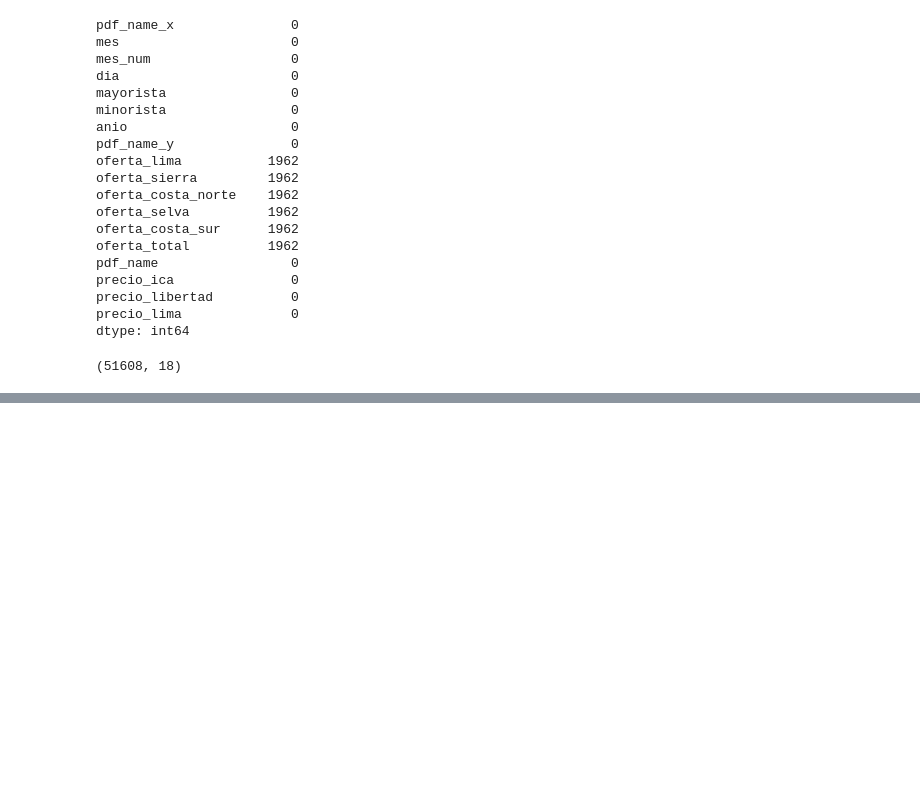
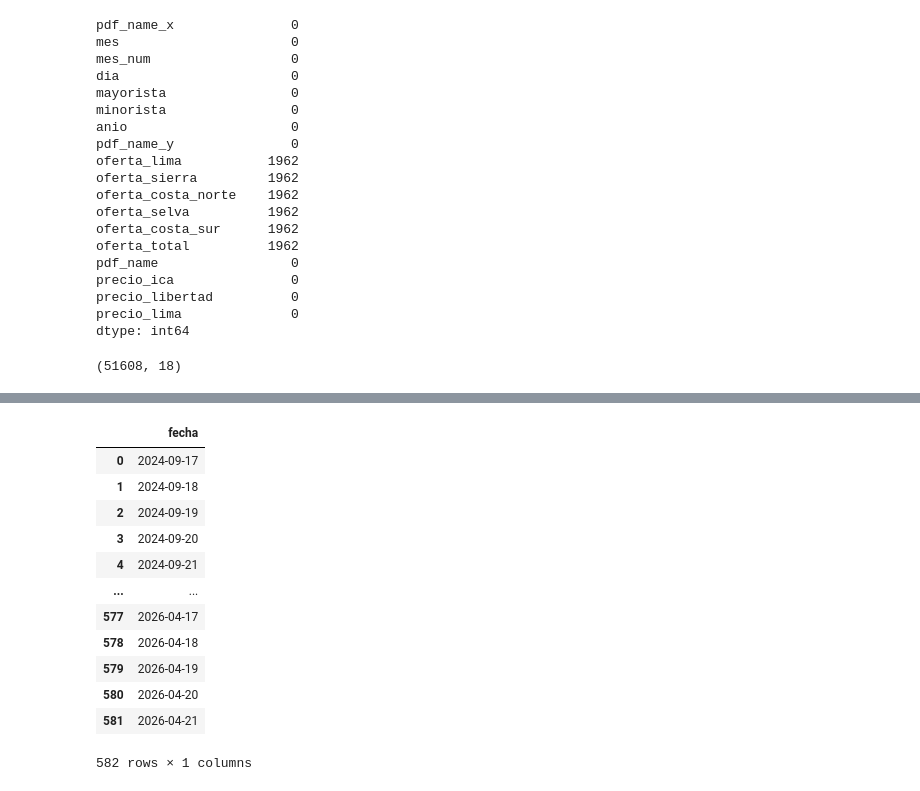
Before and after one commit to isdextre/Data-science-applied-projects, a Jupyter notebook: full-time-series-analysis-egg-prices-peru/notebooks/02_preprocesar_data_final.ipynb, the cells around one changed output, grey strips where cells are left out. Saved outputs shown, nothing was run; the diff lists cells and outputs as text; code cells hidden in the pictures; blank space fills up the shorter version.

```diff
--- a/full-time-series-analysis-egg-prices-peru/notebooks/02_preprocesar_data_final.ipynb
+++ b/full-time-series-analysis-egg-prices-peru/notebooks/02_preprocesar_data_final.ipynb
@@ -254,0 +360,11 @@ df_1_2_3.shape
+# %%
+df_fechas = df_1_2_3.copy()
+
+# Crear variable fecha
+df_fechas["fecha"] = pd.to_datetime(
+    dict(
+        year=df_fechas["anio"],
+        month=df_fechas["mes_num"],
+        day=df_fechas["dia"]
+    )
+)
@@ -254,0 +416,24 @@ df_1_2_3.shape
+# %%
+# Rango completo diario
+fecha_min = df_fechas["fecha"].min()
+fecha_max = df_fechas["fecha"].max()
+
+rango_completo = pd.DataFrame({
+    "fecha": pd.date_range(start=fecha_min, end=fecha_max, freq="D")
+})
+
+rango_completo
+# %% [output]
+|  | fecha |
+| 0 | 2024-09-17 |
+| 1 | 2024-09-18 |
+| 2 | 2024-09-19 |
+| 3 | 2024-09-20 |
+| 4 | 2024-09-21 |
+| ... | ... |
+| 577 | 2026-04-17 |
+| 578 | 2026-04-18 |
+| 579 | 2026-04-19 |
+| 580 | 2026-04-20 |
+| 581 | 2026-04-21 |
+582 rows × 1 columns
```
Also changed, not shown: parts of 28 cells of this notebook, 17 other files.
